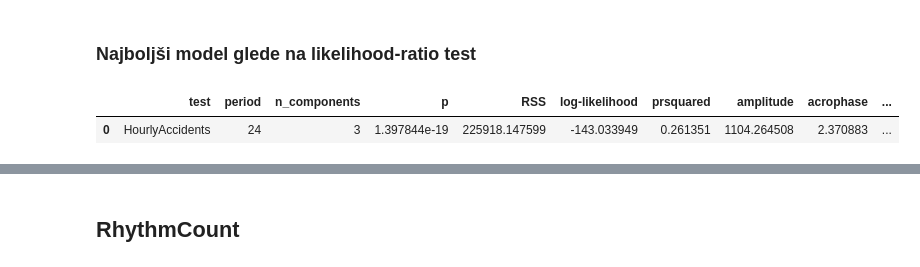
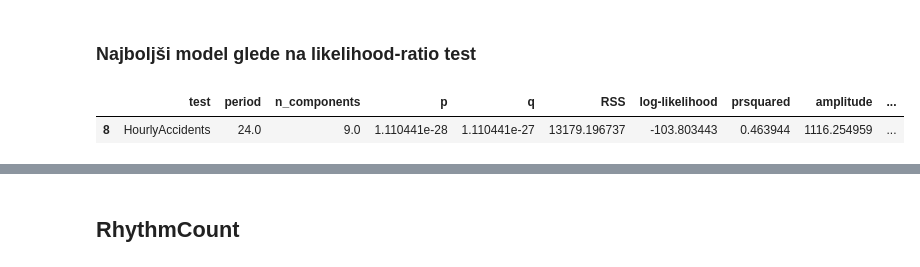
Before and after one commit to hanaskitek/diplomska-git, a Jupyter notebook: 05_kosinor_cez_dan.ipynb, the cells around one changed output, grey strips where cells are left out. Cells and saved outputs as stored; diff of their text form; code cells hidden in the pictures.

```diff
--- a/05_kosinor_cez_dan.ipynb
+++ b/05_kosinor_cez_dan.ipynb
@@ -201,9 +202,10 @@ display(df_results)
 # %% [markdown]
 ### Najboljši model glede na likelihood-ratio test
 # %%
-# df_best_model = cosinor.get_best_models(df_plot, df_results, n_components = [1,2,3,4,5,6,7,8,9,10])
-df_best_model
+# df_best_model = cosinor.get_best_models(df_plot, df_results, n_components = [1,2,3,4,5,6,7,8,9,10], criterium='AIC', reverse = True)
+best_model_row = df_results[df_results['AIC'] == df_results['AIC'].min()]
+best_model_row
 # %% [output]
-|  | test | period | n_components | p | RSS | log-likelihood | prsquared | amplitude | acrophase | ... |
-| 0 | HourlyAccidents | 24 | 3 | 1.397844e-19 | 225918.147599 | -143.033949 | 0.261351 | 1104.264508 | 2.370883 | ... |
+|  | test | period | n_components | p | q | RSS | log-likelihood | prsquared | amplitude | ... |
+| 8 | HourlyAccidents | 24.0 | 9.0 | 1.110441e-28 | 1.110441e-27 | 13179.196737 | -103.803443 | 0.463944 | 1116.254959 | ... |
 # %%
```
Also changed, not shown: parts of 7 cells of this notebook.
